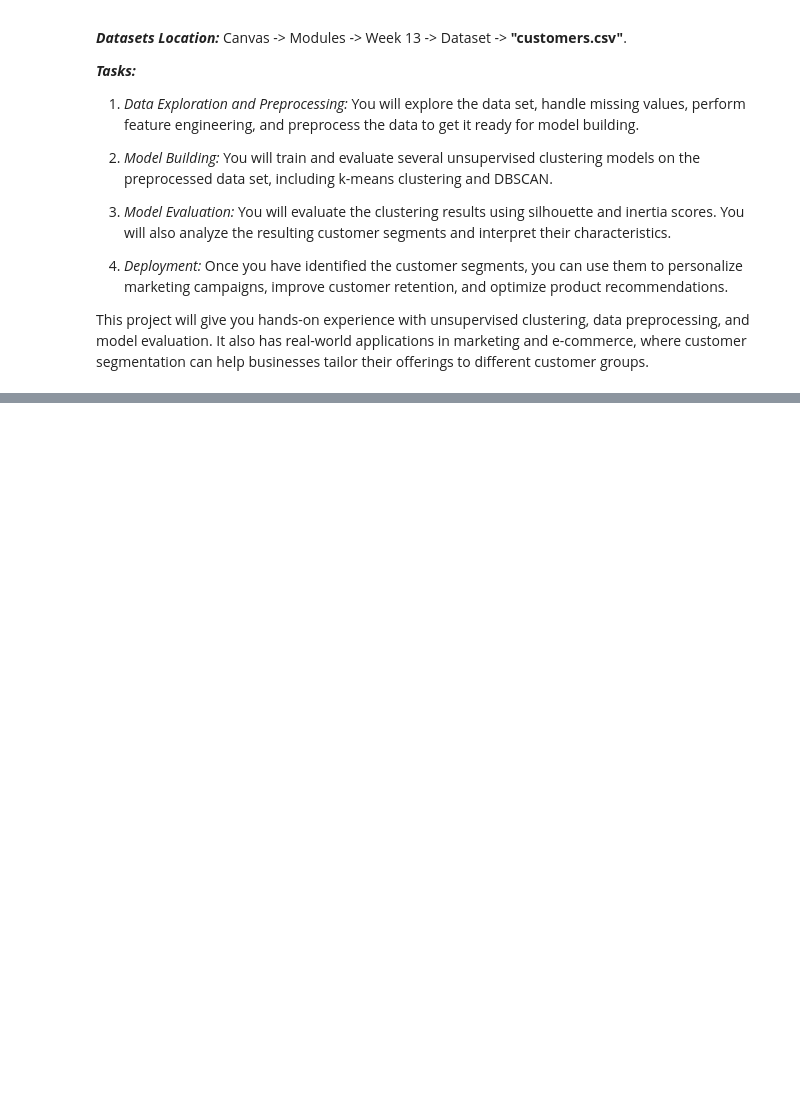
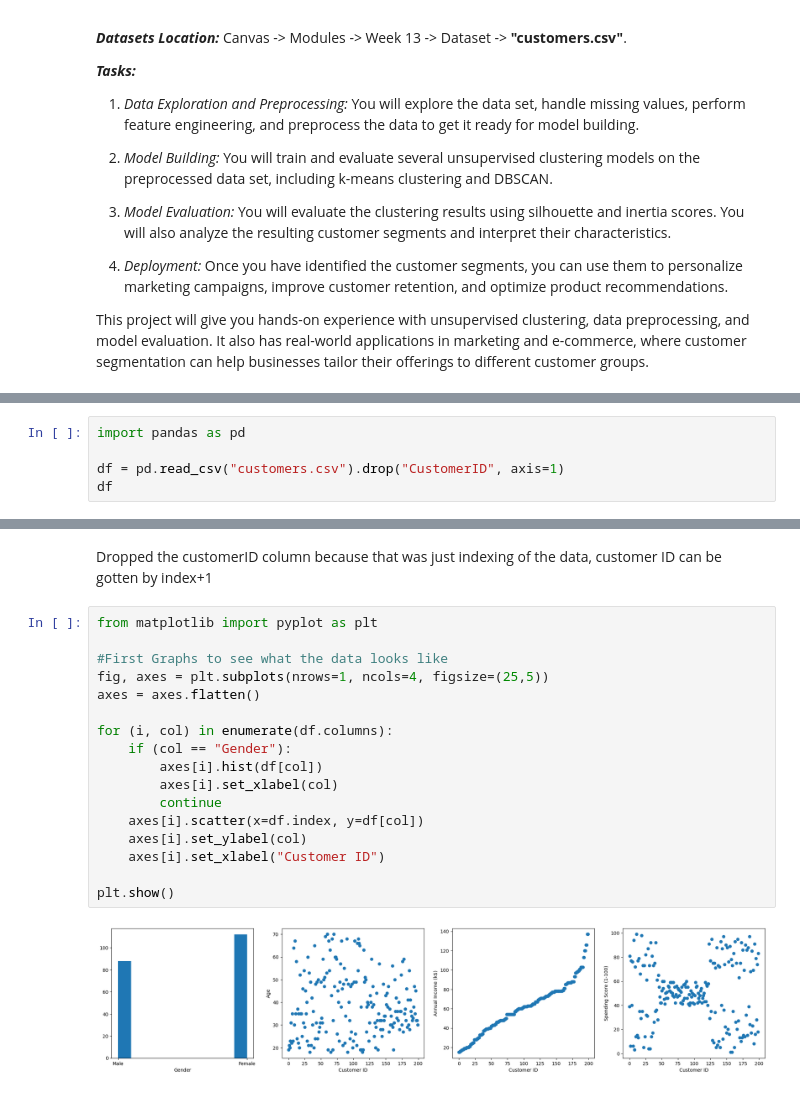
Before and after one commit to Abel-Lagonell/Machine_Learning, a Jupyter notebook: Project_3.ipynb, the cells around one changed output, grey strips where cells are left out. Drawn from its saved outputs; the diff is of its cells as text; blank space fills up the shorter version.

Commit message:
Added first part of the project

```diff
--- a/Project_3.ipynb
+++ b/Project_3.ipynb
@@ -22,0 +26,5 @@ This project will give you hands-on experience with unsupervised clustering, dat
+# %%
+import pandas as pd
+
+df = pd.read_csv("customers.csv").drop("CustomerID", axis=1)
+df
@@ -22,0 +45,21 @@ This project will give you hands-on experience with unsupervised clustering, dat
+# %% [markdown]
+Dropped the customerID column because that was just indexing of the data, customer ID can be gotten by index+1
+# %%
+from matplotlib import pyplot as plt
+
+#First Graphs to see what the data looks like
+fig, axes = plt.subplots(nrows=1, ncols=4, figsize=(25,5))
+axes = axes.flatten()
+
+for (i, col) in enumerate(df.columns):
+    if (col == "Gender"):
+        axes[i].hist(df[col])
+        axes[i].set_xlabel(col)
+        continue
+    axes[i].scatter(x=df.index, y=df[col])
+    axes[i].set_ylabel(col)
+    axes[i].set_xlabel("Customer ID")
+
+plt.show()
+# %% [output]
+[figure, added]
```
Also changed, not shown: parts of 10 cells of this notebook.
